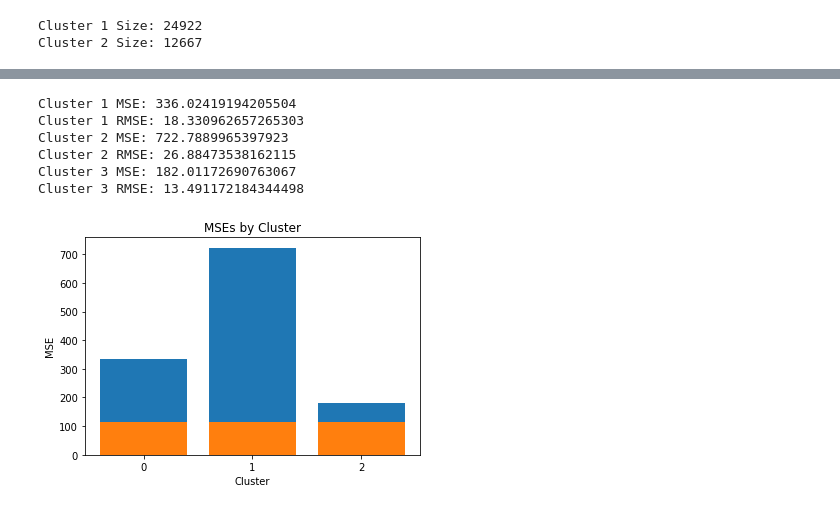
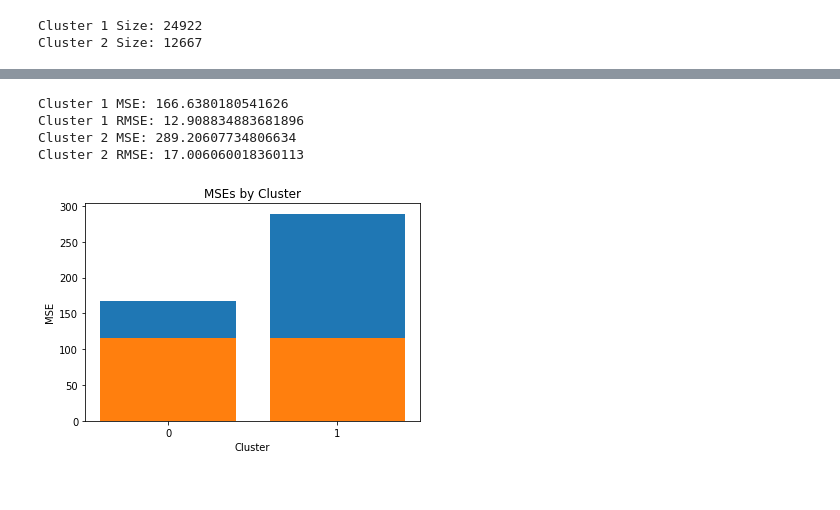
Before and after one commit to esm2000/ds_coursework_python, a Jupyter notebook: mat_328/project/k_means_clustering.ipynb, the cells around one changed output, grey strips where cells are left out. Drawn from its saved outputs; the diff is of its cells as text; code cells hidden in the pictures.

```diff
--- a/mat_328/project/k_means_clustering.ipynb
+++ b/mat_328/project/k_means_clustering.ipynb
@@ -273,12 +273,9 @@ Cluster 2 Size: 12667
 # linear regression model on each cluster to check if Rsq improved
 import statsmodels.formula.api as smf
 
-filter1 = airbnb['kmeans_clusters'] == 0
+filter1 = airbnb['Cluster'] == 0
 airbnb1 = airbnb[filter1]
 
-filter2 = airbnb['kmeans_clusters'] == 1
+filter2 = airbnb['Cluster'] == 1
 airbnb2 = airbnb[filter2]
-
-filter3 = airbnb['kmeans_clusters'] == 2
-airbnb3 = airbnb[filter3]
 # %%
@@ -440,32 +391,27 @@ print("Cluster 1 RMSE: " + str(rmse1))
 
 print("Cluster 2 MSE: " + str(mse2))
 print("Cluster 2 RMSE: " + str(rmse2))
-
-print("Cluster 3 MSE: " + str(mse3))
-print("Cluster 3 RMSE: " + str(rmse3))
 # %% [output]
-Cluster 1 MSE: 336.02419194205504
-Cluster 1 RMSE: 18.330962657265303
-Cluster 2 MSE: 722.7889965397923
-Cluster 2 RMSE: 26.88473538162115
-Cluster 3 MSE: 182.01172690763067
-Cluster 3 RMSE: 13.491172184344498
+Cluster 1 MSE: 166.6380180541626
+Cluster 1 RMSE: 12.908834883681896
+Cluster 2 MSE: 289.20607734806634
+Cluster 2 RMSE: 17.006060018360113
 # %%
 import numpy as np
 
 mse_ = 116.03
-mse_ = [mse_, mse_, mse_]
+mse_ = [mse_, mse_]
 rmse_ = 10.77
-rmse_ = [rmse_, rmse_, rmse_]
-mse = [mse1, mse2, mse3]
-rmse = [rmse1, rmse2, rmse3]
+rmse_ = [rmse_, rmse_]
+mse = [mse1, mse2]
+rmse = [rmse1, rmse2]
 
-plt.bar((np.arange(0,3)).astype("int64"), mse)
-plt.bar((np.arange(0,3)).astype("int64"), mse_)
-plt.xticks([0, 1, 2])
+plt.bar((np.arange(0,2)).astype("int64"), mse)
+plt.bar((np.arange(0,2)).astype("int64"), mse_)
+plt.xticks([0, 1])
 plt.xlabel("Cluster")
 plt.ylabel("MSE")
 plt.title("MSEs by Cluster")
 plt.savefig("plots/cluster_knn_mse")
 # %% [output]
-[figure, old version]
+[figure, new version]
```
Also changed, not shown: parts of 9 cells of this notebook.
